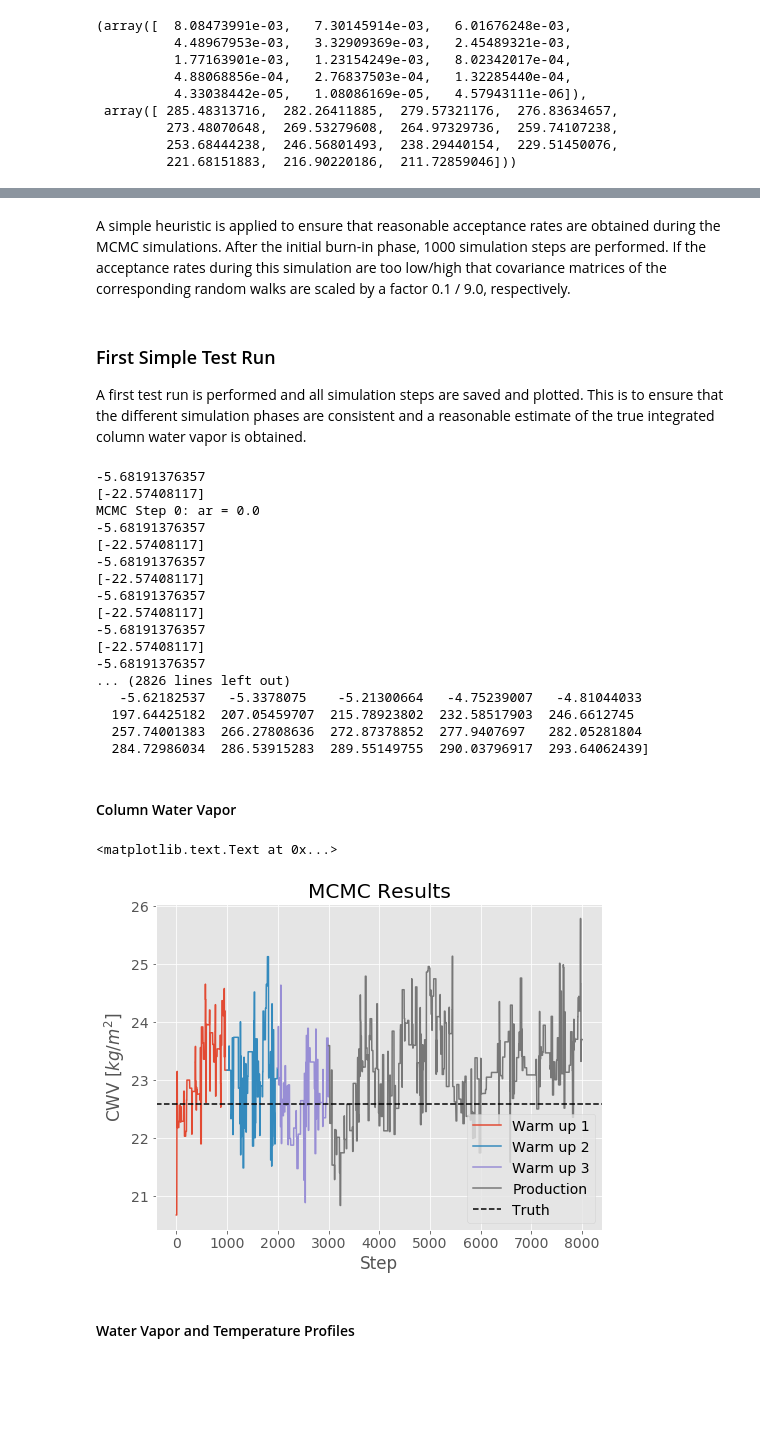
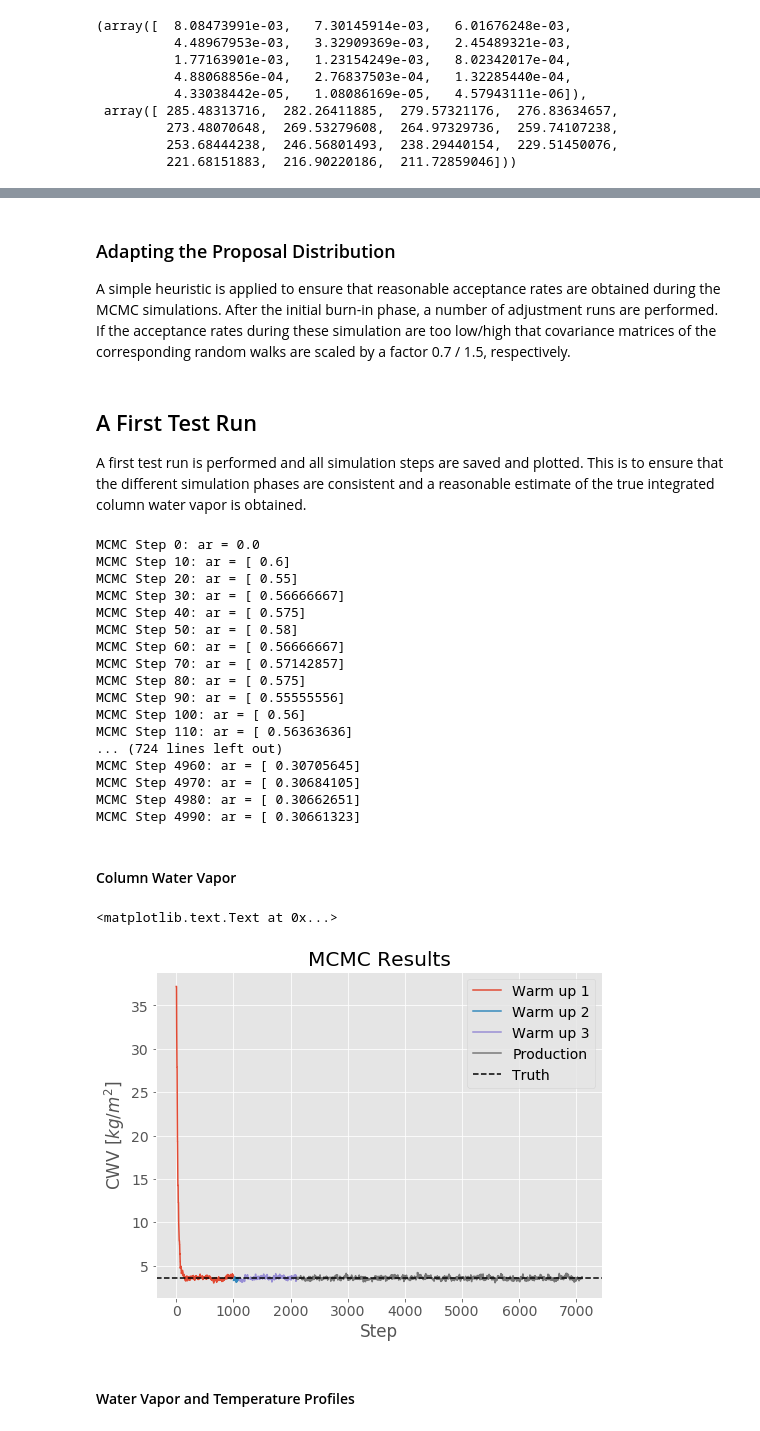
Before and after one commit to simonpf/predictive_uncertainty, a Jupyter notebook: mcmc_retrievals_test.ipynb, the cells around one changed output, grey strips where cells are left out. Cells and saved outputs as stored; diff of their text form; code cells hidden in the pictures; blank space fills up the shorter version.

```diff
--- a/mcmc_retrievals_test.ipynb
+++ b/mcmc_retrievals_test.ipynb
@@ -66,30 +58,8 @@ The jumping functions are used inside the MCMC iteration and propose new atmosph
 # %%
 import numpy as np
 from typhon.retrieval.mcmc import RandomWalk
-c = (2.4 / np.sqrt(q_mean.size)) ** 2
-c2 = (0.5 * 2.4 / np.sqrt(qt_mean.size)) ** 2
-
-rw_t   = RandomWalk(c * t_cov)
-rw_q   = RandomWalk(c * q_cov)
+c = (2.4 / np.sqrt(qt_mean.size)) ** 2
 rw_qt  = RandomWalk(c2 * qt_cov)
-
-def j_t(ws, x, revert = False):
-    if revert:
-        x_new = x
-    else:
-        x_new = rw_t.step(x)
-    ws.t_field.value[:, 0, 0] = x_new[::-1]
-    return x_new
-
-def j_q(ws, x, revert = False):
-    if revert:
-        x_new = x
-    else:
-        x_new = rw_q.step(x)
-    q_new = (np.exp(x_new).reshape(q_mean.shape))[::-1]
-    q_new = atms.mmr2vmr(ws, q_new, "h2o")
-    ws.vmr_field.value[0, :, 0, 0] = q_new
-    return x_new
 
 def j_qt(ws, x, revert = False):
     if revert:
@@ -100,4 +70,5 @@ def j_qt(ws, x, revert = False):
     q_new = atms.mmr2vmr(ws, q_new, "h2o")
     ws.vmr_field.value[0, :, 0, 0] = q_new
     ws.t_field.value[:, 0, 0] = x_new[:14:-1]
+    ws.sst = np.maximum(ws.t_field.value[0, 0, 0], 270.0)
     return x_new
@@ -210,4 +145,6 @@ plt.tight_layout()
 # %% [markdown]
-A simple heuristic is applied to ensure that reasonable acceptance rates are obtained during the MCMC simulations. After the initial burn-in phase, 1000 simulation steps are performed. If the acceptance rates during this simulation are too low/high that covariance matrices of the corresponding random walks are scaled by a factor 0.1 / 9.0, respectively.
+### Adapting the Proposal Distribution
+
+A simple heuristic is applied to ensure that reasonable acceptance rates are obtained during the MCMC simulations. After the initial burn-in phase, a number of adjustment runs are performed. If the acceptance rates during these simulation are too low/high that covariance matrices of the corresponding random walks are scaled by a factor 0.7 / 1.5, respectively.
 # %%
 def adapt_covariances(acceptances):
@@ -224,5 +155,5 @@ def adapt_covariances(acceptances):
 # %% [markdown]
-### First Simple Test Run
+## A First Test Run
 
 A first test run is performed and all simulation steps are saved and plotted. This is to ensure that the different simulation phases are consistent and a reasonable estimate of the true integrated column water vapor is obtained.
 # %%
@@ -244,45 +175,51 @@ mcmc  = MCMC([[qt, p_a_qt, j_qt]], y_true, p_y, [vmr2cd])
 
 qt_0 = dist.sample_factors()
 h1, s1, _, a = mcmc.warm_up(ws, [qt_0], n_burn_in)
-h2, s2, _, a = mcmc.run(ws, n_burn_in)
+h2, s2, _, a = mcmc.run(ws, 100)
+adapt_covariances(a)
+h2, s2, _, a = mcmc.run(ws, 100)
+adapt_covariances(a)
+h2, s2, _, a = mcmc.run(ws, 100)
+adapt_covariances(a)
+h2, s2, _, a = mcmc.run(ws, 100)
 adapt_covariances(a)
 h3, s3, _, a = mcmc.run(ws, n_burn_in)
 h4, s4, _, a = mcmc.run(ws, n_prod)
 # %% [output]
--5.68191376357
-[-22.57408117]
 MCMC Step 0: ar = 0.0
--5.68191376357
-[-22.57408117]
--5.68191376357
-[-22.57408117]
--5.68191376357
-[-22.57408117]
--5.68191376357
-[-22.57408117]
--5.68191376357
-... (2826 lines left out)
-   -5.62182537   -5.3378075    -5.21300664   -4.75239007   -4.81044033
-  197.64425182  207.05459707  215.78923802  232.58517903  246.6612745
-  257.74001383  266.27808636  272.87378852  277.9407697   282.05281804
-  284.72986034  286.53915283  289.55149755  290.03796917  293.64062439]
+MCMC Step 10: ar = [ 0.6]
+MCMC Step 20: ar = [ 0.55]
+MCMC Step 30: ar = [ 0.56666667]
+MCMC Step 40: ar = [ 0.575]
+MCMC Step 50: ar = [ 0.58]
+MCMC Step 60: ar = [ 0.56666667]
+MCMC Step 70: ar = [ 0.57142857]
+MCMC Step 80: ar = [ 0.575]
+MCMC Step 90: ar = [ 0.55555556]
+MCMC Step 100: ar = [ 0.56]
+MCMC Step 110: ar = [ 0.56363636]
+... (724 lines left out)
+MCMC Step 4960: ar = [ 0.30705645]
+MCMC Step 4970: ar = [ 0.30684105]
+MCMC Step 4980: ar = [ 0.30662651]
+MCMC Step 4990: ar = [ 0.30661323]
 # %% [markdown]
 #### Column Water Vapor
 # %%
 plt.figure()
 plt.plot(np.arange(0, 1001), s1, label = 'Warm up 1')
-plt.plot(np.arange(0, 1000) + 1001, s2, label = 'Warm up 2')
-plt.plot(np.arange(0, 1000) + 2001, s3, label = 'Warm up 3')
-plt.plot(np.arange(0, 5000) + 3001, s4, label = 'Production')
+plt.plot(np.arange(0, 100) + 1001, s2, label = 'Warm up 2')
+plt.plot(np.arange(0, 1000) + 1101, s3, label = 'Warm up 3')
+plt.plot(np.arange(0, 5000) + 2101, s4, label = 'Production')
 plt.axhline(cwv_true, c = 'k', ls = '--', label = 'Truth')
 
 plt.legend()
 plt.xlabel("Step")
 plt.ylabel("CWV [$kg / m^2$]")
 plt.title("MCMC Results")
 # %% [output]
 <matplotlib.text.Text at 0x...>
-[figure, old version]
+[figure, new version]
 # %% [markdown]
 #### Water Vapor and Temperature Profiles
 # %%
```
Also changed, not shown: parts of 34 cells of this notebook, 11 other files.
